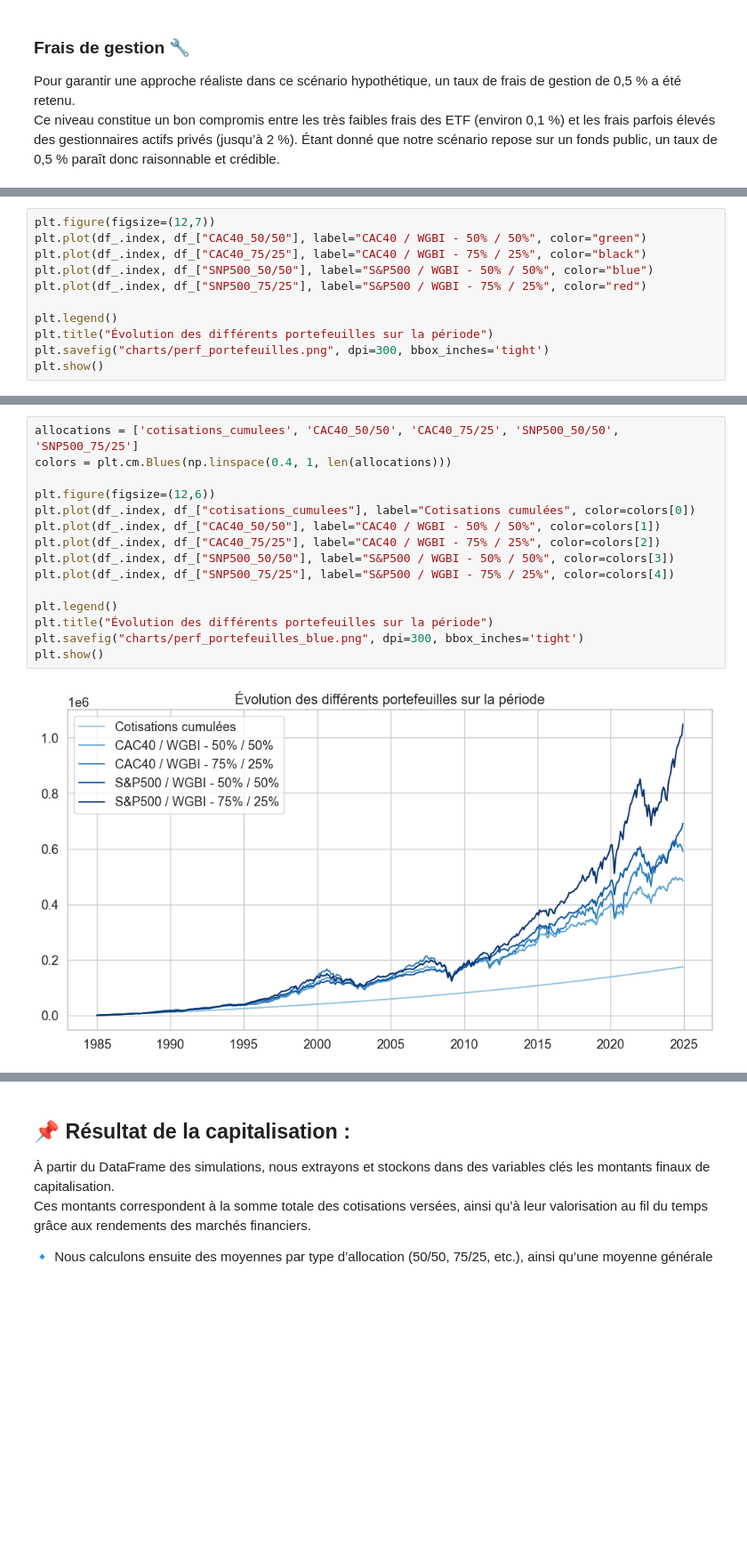
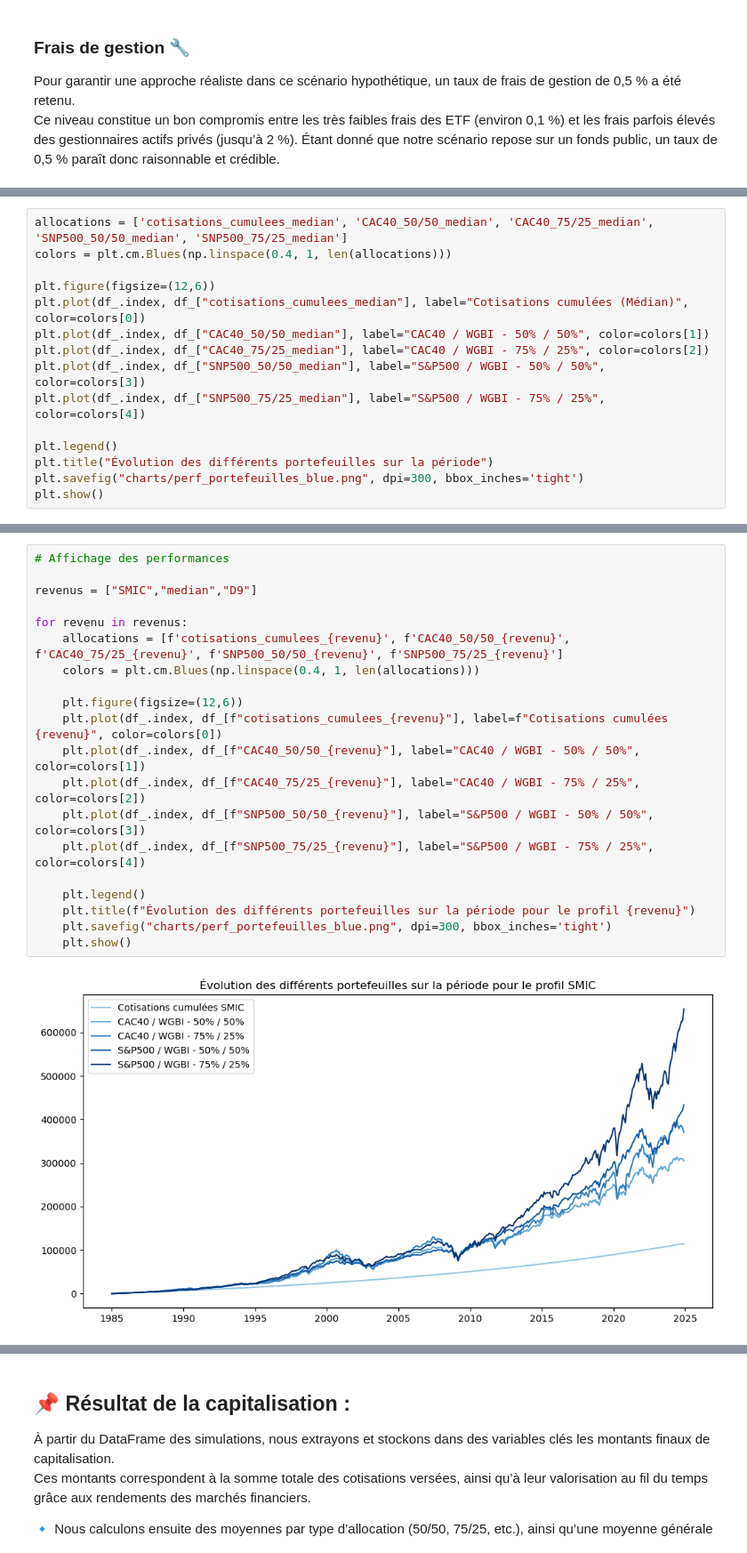
Before and after one commit to Vincent-20-100/backtest_retraites, a Jupyter notebook: notebooks/Backtest_V2.ipynb, the cells around one changed output, grey strips where cells are left out. Shown at 89% size. Cells and saved outputs as stored; diff of their text form; blank space fills up the shorter version.

```diff
--- a/notebooks/Backtest_V2.ipynb
+++ b/notebooks/Backtest_V2.ipynb
@@ -360,12 +404,16 @@ KeyError: 'cotisations'
 # %%
-plt.figure(figsize=(12,7))
-plt.plot(df_.index, df_["CAC40_50/50"], label="CAC40 / WGBI - 50% / 50%", color="green")
-plt.plot(df_.index, df_["CAC40_75/25"], label="CAC40 / WGBI - 75% / 25%", color="black")
-plt.plot(df_.index, df_["SNP500_50/50"], label="S&P500 / WGBI - 50% / 50%", color="blue")
-plt.plot(df_.index, df_["SNP500_75/25"], label="S&P500 / WGBI - 75% / 25%", color="red")
+allocations = ['cotisations_cumulees_median', 'CAC40_50/50_median', 'CAC40_75/25_median', 'SNP500_50/50_median', 'SNP500_75/25_median']
+colors = plt.cm.Blues(np.linspace(0.4, 1, len(allocations)))
+
+plt.figure(figsize=(12,6))
+plt.plot(df_.index, df_["cotisations_cumulees_median"], label="Cotisations cumulées (Médian)", color=colors[0])
+plt.plot(df_.index, df_["CAC40_50/50_median"], label="CAC40 / WGBI - 50% / 50%", color=colors[1])
+plt.plot(df_.index, df_["CAC40_75/25_median"], label="CAC40 / WGBI - 75% / 25%", color=colors[2])
+plt.plot(df_.index, df_["SNP500_50/50_median"], label="S&P500 / WGBI - 50% / 50%", color=colors[3])
+plt.plot(df_.index, df_["SNP500_75/25_median"], label="S&P500 / WGBI - 75% / 25%", color=colors[4])
 
 plt.legend()
 plt.title("Évolution des différents portefeuilles sur la période")
-plt.savefig("charts/perf_portefeuilles.png", dpi=300, bbox_inches='tight')
+plt.savefig("charts/perf_portefeuilles_blue.png", dpi=300, bbox_inches='tight')
 plt.show()
 # %% [output]
@@ -373,17 +421,22 @@ plt.show()
 # %%
-allocations = ['cotisations_cumulees', 'CAC40_50/50', 'CAC40_75/25', 'SNP500_50/50', 'SNP500_75/25']
-colors = plt.cm.Blues(np.linspace(0.4, 1, len(allocations)))
+# Affichage des performances
 
-plt.figure(figsize=(12,6))
-plt.plot(df_.index, df_["cotisations_cumulees"], label="Cotisations cumulées", color=colors[0])
-plt.plot(df_.index, df_["CAC40_50/50"], label="CAC40 / WGBI - 50% / 50%", color=colors[1])
-plt.plot(df_.index, df_["CAC40_75/25"], label="CAC40 / WGBI - 75% / 25%", color=colors[2])
-plt.plot(df_.index, df_["SNP500_50/50"], label="S&P500 / WGBI - 50% / 50%", color=colors[3])
-plt.plot(df_.index, df_["SNP500_75/25"], label="S&P500 / WGBI - 75% / 25%", color=colors[4])
+revenus = ["SMIC","median","D9"]
 
-plt.legend()
-plt.title("Évolution des différents portefeuilles sur la période")
-plt.savefig("charts/perf_portefeuilles_blue.png", dpi=300, bbox_inches='tight')
-plt.show()
+for revenu in revenus:
+    allocations = [f'cotisations_cumulees_{revenu}', f'CAC40_50/50_{revenu}', f'CAC40_75/25_{revenu}', f'SNP500_50/50_{revenu}', f'SNP500_75/25_{revenu}']
+    colors = plt.cm.Blues(np.linspace(0.4, 1, len(allocations)))
+
+    plt.figure(figsize=(12,6))
+    plt.plot(df_.index, df_[f"cotisations_cumulees_{revenu}"], label=f"Cotisations cumulées {revenu}", color=colors[0])
+    plt.plot(df_.index, df_[f"CAC40_50/50_{revenu}"], label="CAC40 / WGBI - 50% / 50%", color=colors[1])
+    plt.plot(df_.index, df_[f"CAC40_75/25_{revenu}"], label="CAC40 / WGBI - 75% / 25%", color=colors[2])
+    plt.plot(df_.index, df_[f"SNP500_50/50_{revenu}"], label="S&P500 / WGBI - 50% / 50%", color=colors[3])
+    plt.plot(df_.index, df_[f"SNP500_75/25_{revenu}"], label="S&P500 / WGBI - 75% / 25%", color=colors[4])
+
+    plt.legend()
+    plt.title(f"Évolution des différents portefeuilles sur la période pour le profil {revenu}")
+    plt.savefig("charts/perf_portefeuilles_blue.png", dpi=300, bbox_inches='tight')
+    plt.show()
 # %% [output]
-[figure, old version]
+[figure, new version]
```
Also changed, not shown: parts of 28 cells of this notebook, 7 other files.
